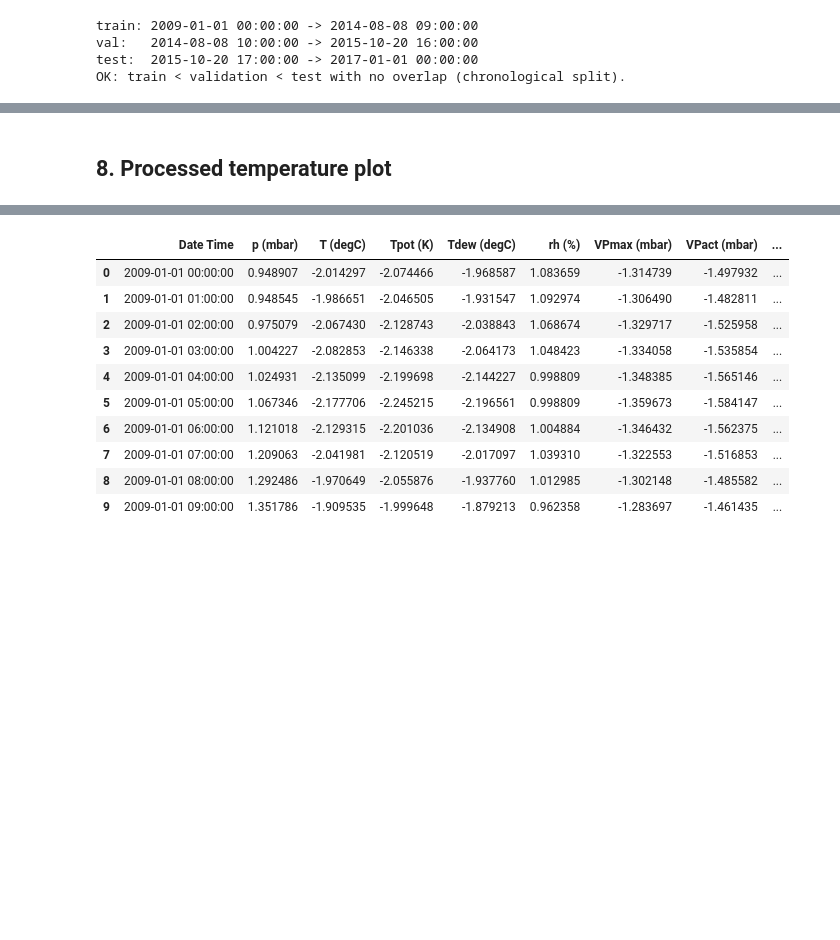
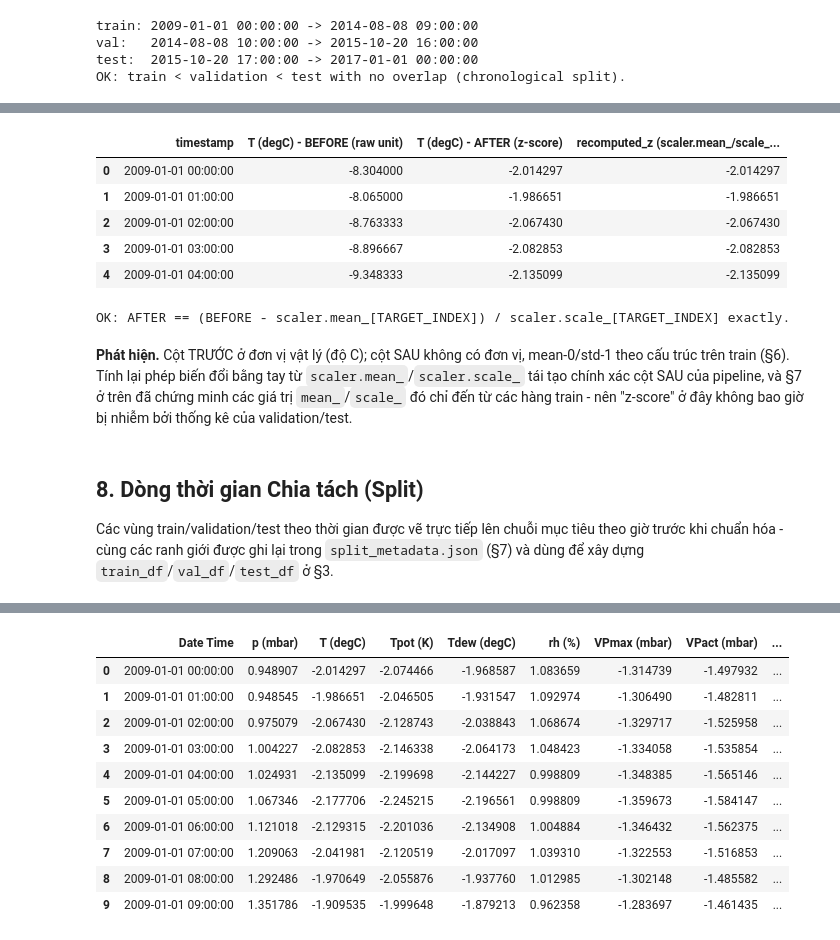
Before and after one commit to ntruonghuynh/Project_DL_Weather_Forecasting, a Jupyter notebook: notebooks/02_preprocessing_check.ipynb, the cells around one changed output, grey strips where cells are left out. Cells and saved outputs as stored; diff of their text form; code cells hidden in the pictures; blank space fills up the shorter version.

```diff
--- a/notebooks/02_preprocessing_check.ipynb
+++ b/notebooks/02_preprocessing_check.ipynb
@@ -294,5 +506,43 @@ statistics into normalization - which this pipeline avoids by fitting on train o
+# %%
+before_after = pd.DataFrame(
+    {
+        "timestamp": train_imp[pp.TIMESTAMP_COLUMN].iloc[:5].values,
+        "T (degC) - BEFORE (raw unit)": train_imp[pp.TARGET_COLUMN].iloc[:5].values,
+        "T (degC) - AFTER (z-score)": train_df[pp.TARGET_COLUMN].iloc[:5].values,
+    }
+)
+before_after["recomputed_z (scaler.mean_/scale_ applied by hand)"] = (
+    before_after["T (degC) - BEFORE (raw unit)"] - scaler.mean_[pp.TARGET_INDEX]
+) / scaler.scale_[pp.TARGET_INDEX]
+display(before_after)
+
+assert np.allclose(
+    before_after["T (degC) - AFTER (z-score)"],
+    before_after["recomputed_z (scaler.mean_/scale_ applied by hand)"],
+    atol=1e-4,
+)
+print("OK: AFTER == (BEFORE - scaler.mean_[TARGET_INDEX]) / scaler.scale_[TARGET_INDEX] exactly.")
+# %% [output]
+|  | timestamp | T (degC) - BEFORE (raw unit) | T (degC) - AFTER (z-score) | recomputed_z (scaler.mean_/scale_... |
+| 0 | 2009-01-01 00:00:00 | -8.304000 | -2.014297 | -2.014297 |
+| 1 | 2009-01-01 01:00:00 | -8.065000 | -1.986651 | -1.986651 |
+| 2 | 2009-01-01 02:00:00 | -8.763333 | -2.067430 | -2.067430 |
+| 3 | 2009-01-01 03:00:00 | -8.896667 | -2.082853 | -2.082853 |
+| 4 | 2009-01-01 04:00:00 | -9.348333 | -2.135099 | -2.135099 |
+OK: AFTER == (BEFORE - scaler.mean_[TARGET_INDEX]) / scaler.scale_[TARGET_INDEX] exactly.
+# %% [markdown]
+**Phát hiện.** Cột TRƯỚC ở đơn vị vật lý (độ C); cột SAU không có đơn vị,
+mean-0/std-1 theo cấu trúc trên train (§6). Tính lại phép biến đổi bằng tay từ
+`scaler.mean_`/`scaler.scale_` tái tạo chính xác cột SAU của pipeline, và §7
+ở trên đã chứng minh các giá trị `mean_`/`scale_` đó chỉ đến từ các hàng train - nên
+"z-score" ở đây không bao giờ bị nhiễm bởi thống kê của validation/test.
 # %% [markdown]
-## 8. Processed temperature plot
+## 8. Dòng thời gian Chia tách (Split)
+
+Các vùng train/validation/test theo thời gian được vẽ trực tiếp lên chuỗi mục tiêu
+theo giờ trước khi chuẩn hóa - cùng các ranh giới được ghi lại trong
+`split_metadata.json` (§7) và dùng để xây dựng `train_df`/`val_df`/`test_df`
+ở §3.
 # %%
 fig, axes = plt.subplots(2, 1, figsize=(12, 7), sharex=False)
 
```
Also changed, not shown: parts of 31 cells of this notebook, 19 other files.
